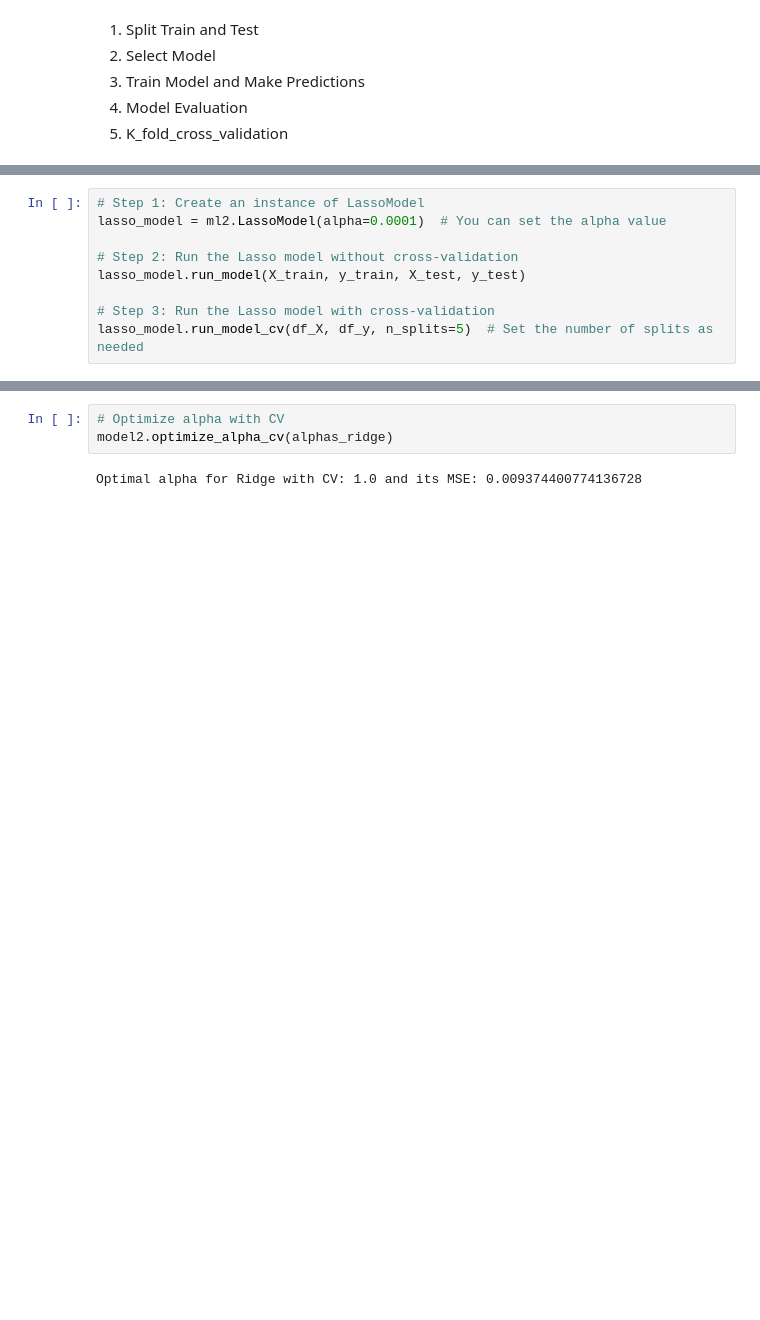
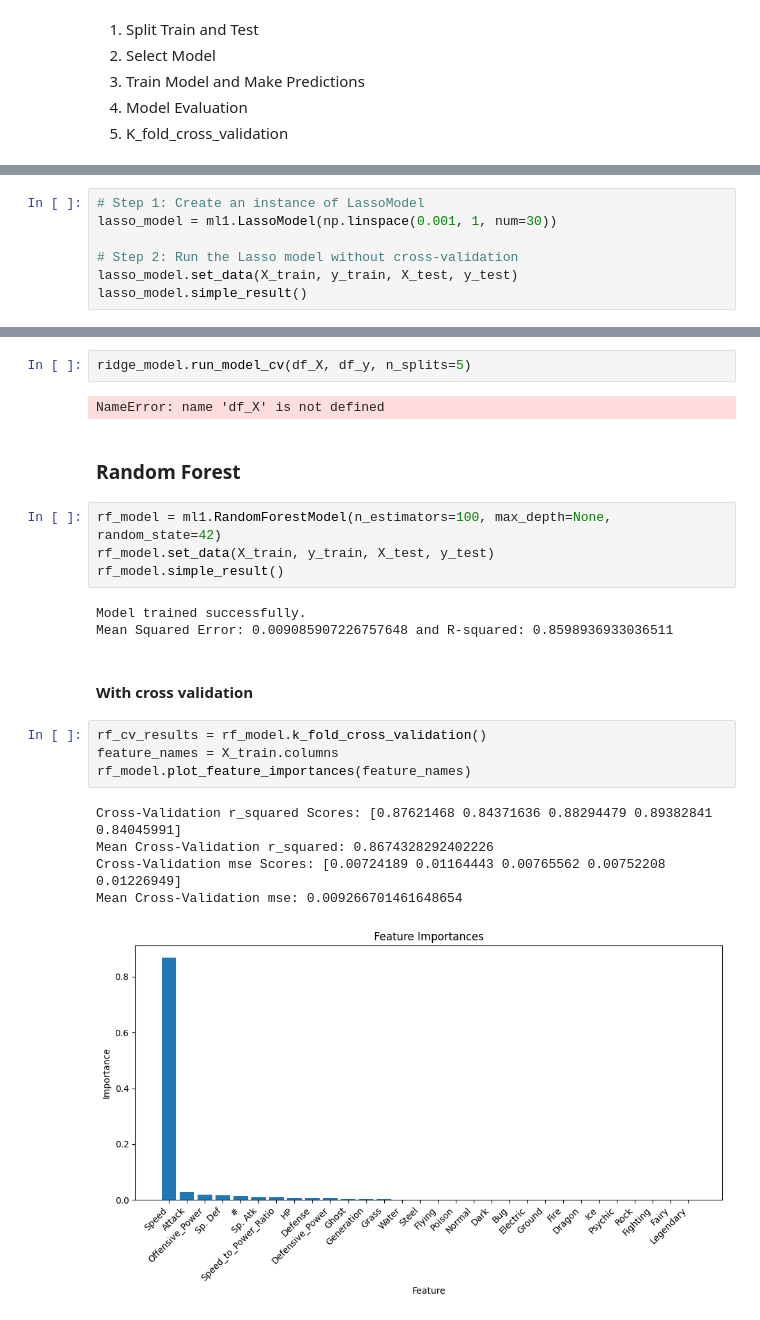
Before and after one commit to ruimaciell/CDS_final_pokemon, a Jupyter notebook: Notebooks/Main_pokemon.ipynb, the cells around one changed output, grey strips where cells are left out. Saved outputs shown, nothing was run; the diff lists cells and outputs as text; blank space fills up the shorter version.

```diff
--- a/Notebooks/Main_pokemon.ipynb
+++ b/Notebooks/Main_pokemon.ipynb
@@ -159,10 +161,8 @@ Mean Cross-Validation mse: 0.01071434999984958
 # %%
 # Step 1: Create an instance of LassoModel
-lasso_model = ml2.LassoModel(alpha=0.0001)  # You can set the alpha value
+lasso_model = ml1.LassoModel(np.linspace(0.001, 1, num=30))
 
 # Step 2: Run the Lasso model without cross-validation
-lasso_model.run_model(X_train, y_train, X_test, y_test)
-
-# Step 3: Run the Lasso model with cross-validation
-lasso_model.run_model_cv(df_X, df_y, n_splits=5)  # Set the number of splits as needed
+lasso_model.set_data(X_train, y_train, X_test, y_test)
+lasso_model.simple_result()
 # %% [output]
@@ -187,5 +189,25 @@ Optimal alpha for Ridge without CV: 0.0001 and its average MSE: 0.00937867937658
 # %%
-# Optimize alpha with CV
-model2.optimize_alpha_cv(alphas_ridge)
+ridge_model.run_model_cv(df_X, df_y, n_splits=5)
 # %% [output]
-Optimal alpha for Ridge with CV: 1.0 and its MSE: 0.009374400774136728
+NameError: name 'df_X' is not defined
+# %% [markdown]
+<h3> Random Forest
+# %%
+rf_model = ml1.RandomForestModel(n_estimators=100, max_depth=None, random_state=42)
+rf_model.set_data(X_train, y_train, X_test, y_test)
+rf_model.simple_result()
+# %% [output]
+Model trained successfully.
+Mean Squared Error: 0.009085907226757648 and R-squared: 0.8598936933036511
+# %% [markdown]
+<h4>With cross validation
+# %%
+rf_cv_results = rf_model.k_fold_cross_validation()
+feature_names = X_train.columns
+rf_model.plot_feature_importances(feature_names)
+# %% [output]
+Cross-Validation r_squared Scores: [0.87621468 0.84371636 0.88294479 0.89382841 0.84045991]
+Mean Cross-Validation r_squared: 0.8674328292402226
+Cross-Validation mse Scores: [0.00724189 0.01164443 0.00765562 0.00752208 0.01226949]
+Mean Cross-Validation mse: 0.009266701461648654
+[figure, added]
```
Also changed, not shown: parts of 15 cells of this notebook, 4 other files.
